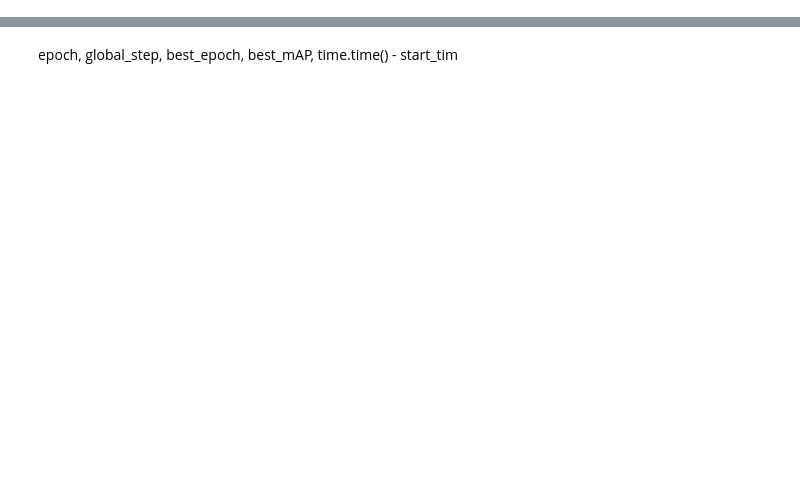
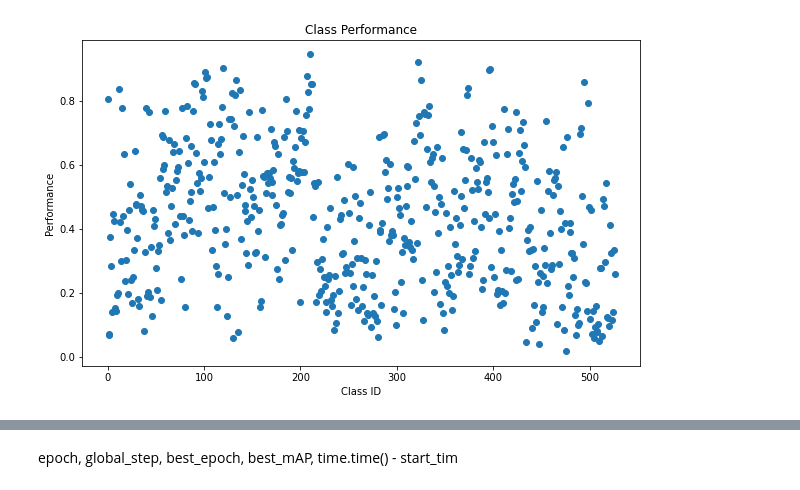
Before and after one commit to lijuncheng16/AudioTaggingDoneRight, a Jupyter notebook: src/read_exp_results.ipynb, the cells around one changed output, grey strips where cells are left out. Cells and saved outputs as stored; diff of their text form; code cells hidden in the pictures; blank space fills up the shorter version.

```diff
--- a/src/read_exp_results.ipynb
+++ b/src/read_exp_results.ipynb
@@ -108,0 +346,20 @@ SyntaxError: invalid syntax (<ipython-input-26-84708d29dc5c>, line 4)
+# %%
+class_performance_np2 = np.array(class_perfs2)
+
+# Sort by performance
+sorted_indices2 = np.argsort(class_performance_np2[:, 0])
+sorted_data2 = class_performance_np2[sorted_indices]
+
+# Separate the class_ids and performances
+class_ids2 = sorted_data2[:, 1]
+performances2 = sorted_data2[:, 0]
+
+# Plot the data
+plt.figure(figsize=(10,6))
+plt.scatter(class_ids2, performances2)
+plt.title('Class Performance')
+plt.ylabel('Performance')
+plt.xlabel('Class ID')
+plt.show()
+# %% [output]
+[figure, added]
```
Also changed, not shown: parts of 61 cells of this notebook, 2 other files.
